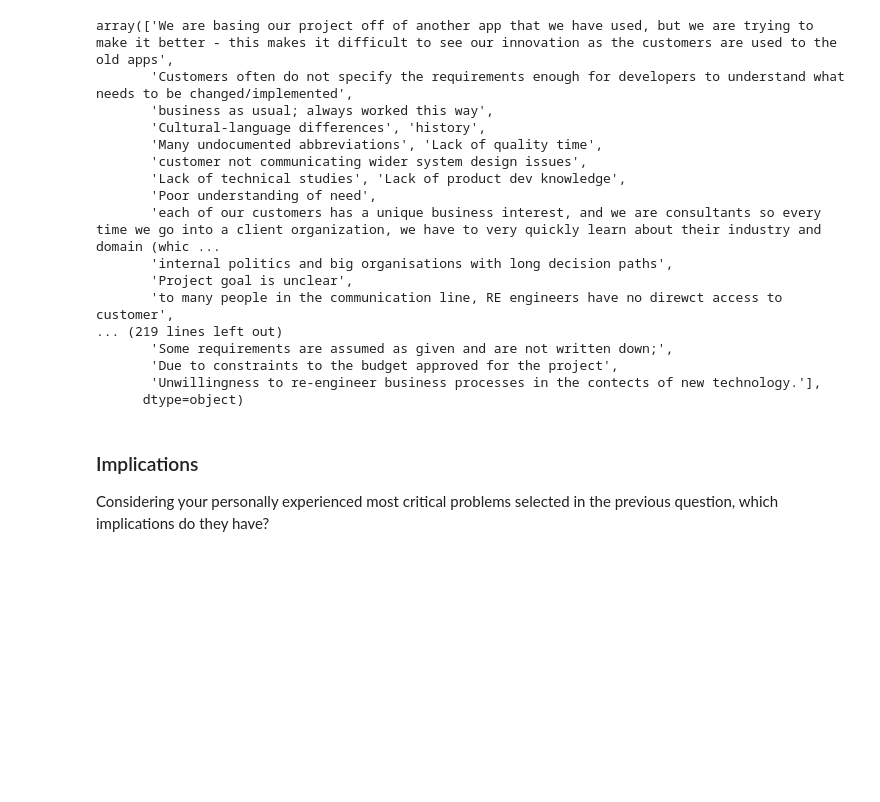
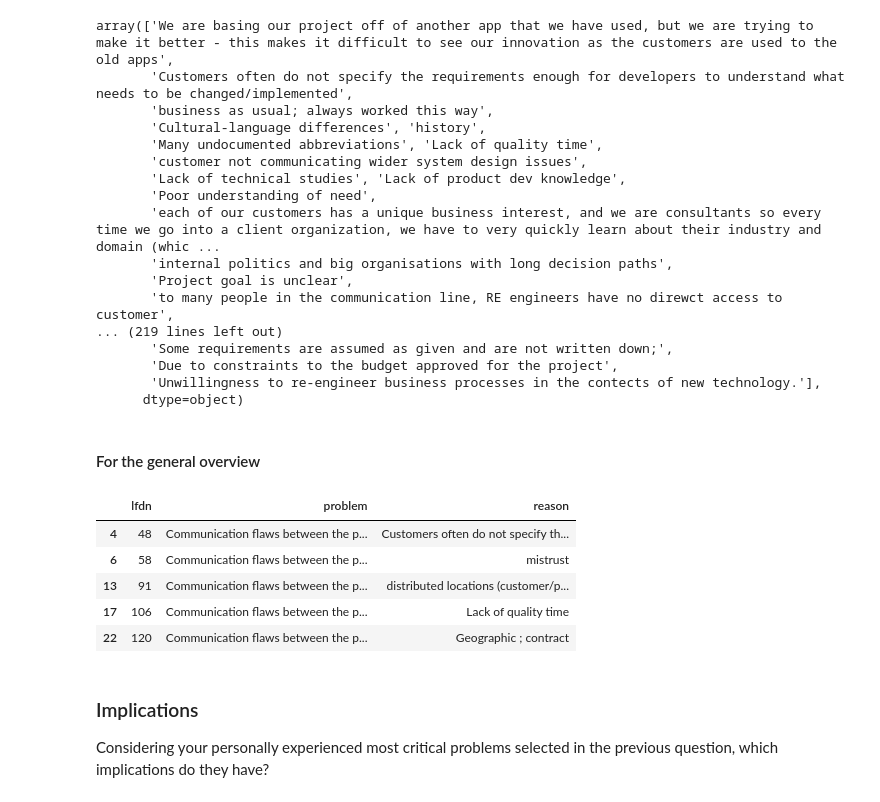
Before and after one commit to NaPiRE/napire2018, a Jupyter notebook: notebooks/freetext/02_prepare_long_vars.ipynb, the cells around one changed output. Saved outputs shown, nothing was run; the diff lists cells and outputs as text; code cells hidden in the pictures; blank space fills up the shorter version.

```diff
--- a/notebooks/freetext/02_prepare_long_vars.ipynb
+++ b/notebooks/freetext/02_prepare_long_vars.ipynb
@@ -313,3 +321,12 @@ ___
+# %%
+def create_overview_df(df, longvarlist, depvarlist):
+    varx = ['v_' + str(x) for x in depvarlist + longvarlist]
+    overview = pd.DataFrame(columns=['lfdn','problem','reason'])
+    for idx, var in enumerate(varx[0:int(len(varx)/2)]):
+        overview = overview.append(
+            df[['lfdn'] + [var, varx[idx+5]]].rename({var:'problem',varx[idx+5]:'reason'}, axis=1))
+    return overview[~overview.reason.isin({'NotShown','NotAnswered','NotApplicable'})
+            ].sort_values(['problem','lfdn'])
 # %% [markdown]
 ### Causes
 Considering your personally experienced most critical problems selected in the previous question, which causes do they have?
@@ -438,3 +465,15 @@ array(['We are basing our project off of another app that we have used, but we a
        'Due to constraints to the budget approved for the project',
        'Unwillingness to re-engineer business processes in the contects of new technology.'],
       dtype=object)
+# %% [markdown]
+#### For the general overview
+# %%
+cause_overview = create_overview_df(df, list(range(277,282)), list(range(246,255,2)))
+cause_overview.head()
+# %% [output]
+|  | lfdn | problem | reason |
+| 4 | 48 | Communication flaws between the p... | Customers often do not specify th... |
+| 6 | 58 | Communication flaws between the p... | mistrust |
+| 13 | 91 | Communication flaws between the p... | distributed locations (customer/p... |
+| 17 | 106 | Communication flaws between the p... | Lack of quality time |
+| 22 | 120 | Communication flaws between the p... | Geographic ; contract |
```
Also changed, not shown: parts of 16 cells of this notebook, 13 other files.
